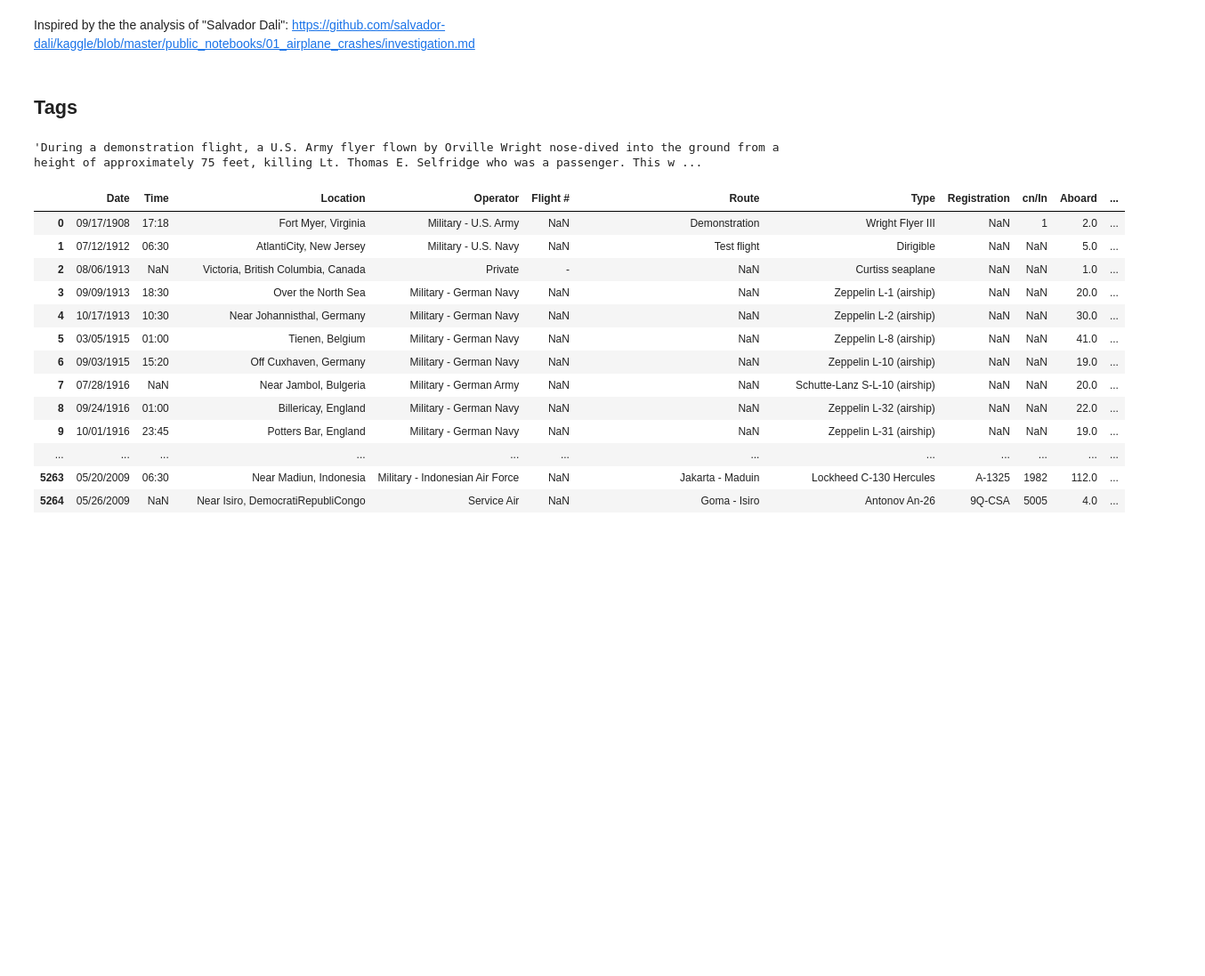
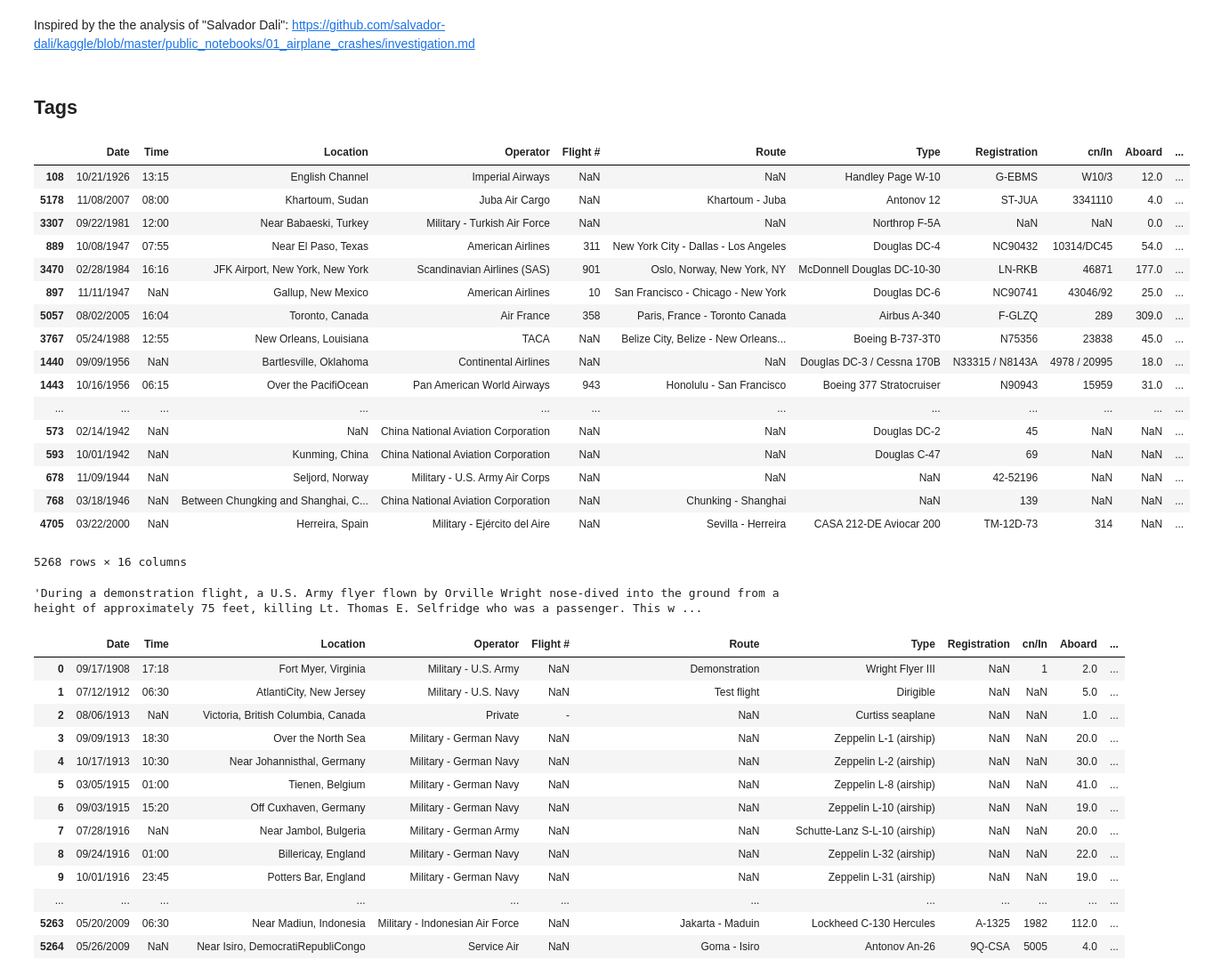
Before and after one commit to pdedumast/AirplaneCrashesVisualization, a Jupyter notebook: data/CleanData.ipynb, the cells around one changed output. Shown at 89% size. Drawn from its saved outputs; the diff is of its cells as text; code cells hidden in the pictures; blank space fills up the shorter version.

Commit message:
Changed tags format and sorted crashes by letality.

```diff
--- a/data/CleanData.ipynb
+++ b/data/CleanData.ipynb
@@ -10,5 +31,5 @@ import matplotlib.pyplot as plt
 # %%
-df = pd.read_csv("Airplane_Crashes_and_Fatalities_Since_1908.csv")
+df = pd.read_csv("aircrashes2.csv")
 # %% [markdown]
 Inspired by the the analysis of "Salvador Dali":
 https://github.com/salvador-dali/kaggle/blob/master/public_notebooks/01_airplane_crashes/investigation.md
@@ -18,7 +39,7 @@ https://github.com/salvador-dali/kaggle/blob/master/public_notebooks/01_airplane
 def investigate(s):
     data = {
 
-        'air_collision': ['mid-air', 'in-flight collision', 'midair', 'planes collided'],
+        "air_collision": ['mid-air', 'in-flight collision', 'midair', 'planes collided'],
         'shot_down': ['shot down', 'missile', 'rebel', 'fighter'],
         'mechanical_fail': [
             'engine', 'propeller','technical malfunction', 'mechanical failure', 'rotor', 'out of fuel',
@@ -41,13 +62,13 @@ def investigate(s):
 
     res = []
     for el, words in data.items():
-        res += [el for word in words if word in s]
+        res += ['"'+str(el)+'"' for word in words if word in s]
 
     return list(set(res))
 
-df2['Summary'].fillna('', inplace=True)
+df['Summary'].fillna('', inplace=True)
 all_values = []
-df2['tags'] = df2.Summary.apply(lambda x:investigate(x.lower()))
+df['tags'] = df.Summary.apply(lambda x:investigate(x.lower()))
 
 
 
@@ -56,6 +77,30 @@ df2['tags'] = df2.Summary.apply(lambda x:investigate(x.lower()))
 
 #print(pd.DataFrame(all_values)[0].value_counts().sum())
 #print(df.count())
+# %%
+# Remove non letal crashes
+df = df.loc[df.Fatalities != 0]
+# %%
+df.sort_values(by=["Fatalities"], ascending=False)
+# %% [output]
+|  | Date | Time | Location | Operator | Flight # | Route | Type | Registration | cn/In | Aboard | ... |
+| 108 | 10/21/1926 | 13:15 | English Channel | Imperial Airways | NaN | NaN | Handley Page W-10 | G-EBMS | W10/3 | 12.0 | ... |
+| 5178 | 11/08/2007 | 08:00 | Khartoum, Sudan | Juba Air Cargo | NaN | Khartoum - Juba | Antonov 12 | ST-JUA | 3341110 | 4.0 | ... |
+| 3307 | 09/22/1981 | 12:00 | Near Babaeski, Turkey | Military - Turkish Air Force | NaN | NaN | Northrop F-5A | NaN | NaN | 0.0 | ... |
+| 889 | 10/08/1947 | 07:55 | Near El Paso, Texas | American Airlines | 311 | New York City - Dallas - Los Angeles | Douglas DC-4 | NC90432 | 10314/DC45 | 54.0 | ... |
+| 3470 | 02/28/1984 | 16:16 | JFK Airport, New York, New York | Scandinavian Airlines (SAS) | 901 | Oslo, Norway, New York, NY | McDonnell Douglas DC-10-30 | LN-RKB | 46871 | 177.0 | ... |
+| 897 | 11/11/1947 | NaN | Gallup, New Mexico | American Airlines | 10 | San Francisco - Chicago - New York | Douglas DC-6 | NC90741 | 43046/92 | 25.0 | ... |
+| 5057 | 08/02/2005 | 16:04 | Toronto, Canada | Air France | 358 | Paris, France - Toronto Canada | Airbus A-340 | F-GLZQ | 289 | 309.0 | ... |
+| 3767 | 05/24/1988 | 12:55 | New Orleans, Louisiana | TACA | NaN | Belize City, Belize - New Orleans... | Boeing B-737-3T0 | N75356 | 23838 | 45.0 | ... |
+| 1440 | 09/09/1956 | NaN | Bartlesville, Oklahoma | Continental Airlines | NaN | NaN | Douglas DC-3 / Cessna 170B | N33315 / N8143A | 4978 / 20995 | 18.0 | ... |
+| 1443 | 10/16/1956 | 06:15 | Over the PacifiOcean | Pan American World Airways | 943 | Honolulu - San Francisco | Boeing 377 Stratocruiser | N90943 | 15959 | 31.0 | ... |
+| ... | ... | ... | ... | ... | ... | ... | ... | ... | ... | ... | ... |
+| 573 | 02/14/1942 | NaN | NaN | China National Aviation Corporation | NaN | NaN | Douglas DC-2 | 45 | NaN | NaN | ... |
+| 593 | 10/01/1942 | NaN | Kunming, China | China National Aviation Corporation | NaN | NaN | Douglas C-47 | 69 | NaN | NaN | ... |
+| 678 | 11/09/1944 | NaN | Seljord, Norway | Military - U.S. Army Air Corps | NaN | NaN | NaN | 42-52196 | NaN | NaN | ... |
+| 768 | 03/18/1946 | NaN | Between Chungking and Shanghai, C... | China National Aviation Corporation | NaN | Chunking - Shanghai | NaN | 139 | NaN | NaN | ... |
+| 4705 | 03/22/2000 | NaN | Herreira, Spain | Military - Ejército del Aire | NaN | Sevilla - Herreira | CASA 212-DE Aviocar 200 | TM-12D-73 | 314 | NaN | ... |
+5268 rows × 16 columns
 # %%
 df2['Summary'].loc[0]
 # %% [output]
```
Also changed, not shown: parts of 1 cell of this notebook, 1 other file.
